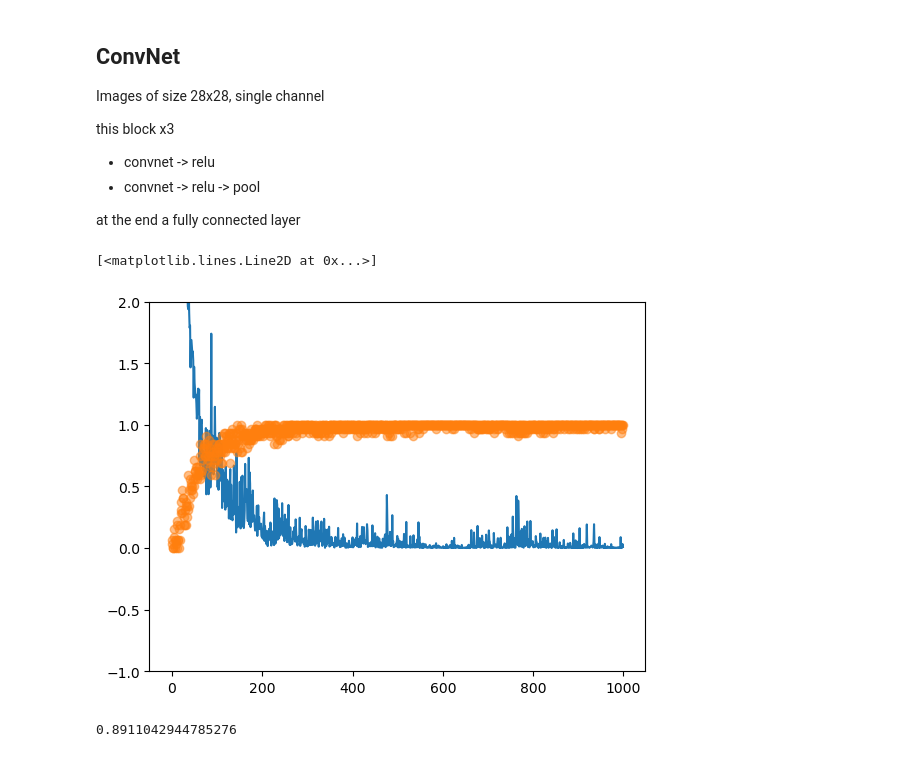
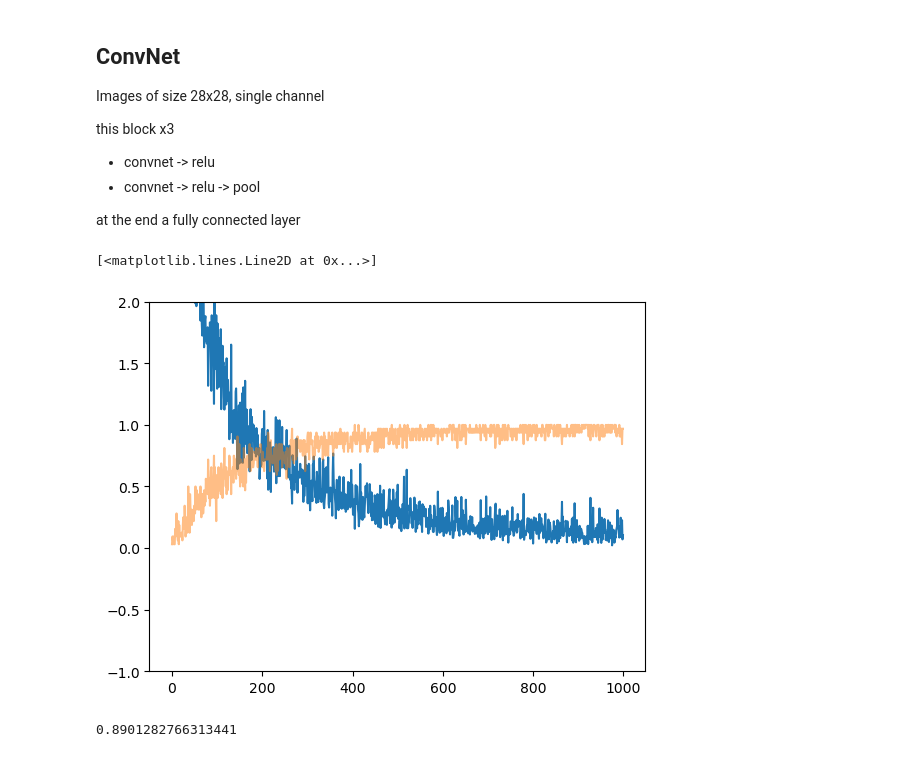
Before and after one commit to TAOGenna/ai-notebooks-implementations, a Jupyter notebook: mnsit_convolutional_network.ipynb, the cells around one changed output. Cells and saved outputs as stored; diff of their text form; code cells hidden in the pictures.

```diff
--- a/mnsit_convolutional_network.ipynb
+++ b/mnsit_convolutional_network.ipynb
@@ -58,32 +56,44 @@ class TinyModel(nn.Module):
     def __init__(self, num_classes=25):
         super(TinyModel, self).__init__()
         # block 1
-        self.cnn1 = nn.Conv2d(in_channels=1,out_channels=8 , kernel_size=3)
+        self.cnn1 = nn.Conv2d(in_channels=1, out_channels=8, kernel_size=3)
+        self.bn1 = nn.BatchNorm2d(8)
         self.act1 = nn.ReLU()
-        self.cnn2 = nn.Conv2d(in_channels=8 ,out_channels=16, kernel_size=3)
+        self.cnn2 = nn.Conv2d(in_channels=8, out_channels=16, kernel_size=3)
+        self.bn2 = nn.BatchNorm2d(16)
         self.act2 = nn.ReLU()
-        self.pool1= nn.MaxPool2d(kernel_size=2, stride=2)
+        self.pool1 = nn.MaxPool2d(kernel_size=2, stride=2)
+
         # block 2
         self.cnn3 = nn.Conv2d(in_channels=16, out_channels=32, kernel_size=3)
+        self.bn3 = nn.BatchNorm2d(32)
         self.act3 = nn.ReLU()
         self.cnn4 = nn.Conv2d(in_channels=32, out_channels=64, kernel_size=3)
+        self.bn4 = nn.BatchNorm2d(64)
         self.act4 = nn.ReLU()
-        self.pool2= nn.MaxPool2d(kernel_size=2, stride=2)
+        self.pool2 = nn.MaxPool2d(kernel_size=2, stride=2)
+
         # fully connected layer
-        self.fc1 = nn.Linear(64 * 4 * 4, 128)  # adjust 5x5 based on input size
-        self.fc2 = nn.Linear(128, num_classes)  # 24 classes
+        self.fc1 = nn.Linear(64 * 4 * 4, 128)  # adjust based on input size
+        self.dropout = nn.Dropout(p=0.5)  # Dropout with probability 0.5
+        self.fc2 = nn.Linear(128, num_classes)
+
     def forward(self, x):
         # Block 1
         x = self.cnn1(x)
+        x = self.bn1(x)
         x = self.act1(x)
         x = self.cnn2(x)
+        x = self.bn2(x)
         x = self.act2(x)
         x = self.pool1(x)  # After pooling, size is reduced
 
         # Block 2
         x = self.cnn3(x)
+        x = self.bn3(x)
         x = self.act3(x)
         x = self.cnn4(x)
+        x = self.bn4(x)
         x = self.act4(x)
         x = self.pool2(x)  # After pooling, size is reduced further
 
@@ -91,7 +101,8 @@ class TinyModel(nn.Module):
         x = x.view(x.size(0), -1)  # Flatten to (batch_size, 64*4*4)
 
         # Fully connected layers
-        x = self.fc1(x)
+        x = nn.functional.relu(self.fc1(x))
+        x = self.dropout(x)
         x = self.fc2(x)
 
         return x
@@ -106,7 +117,7 @@ model = TinyModel()
 loss_function = nn.CrossEntropyLoss()
 
 # set optimizer
-optim = torch.optim.Adam(model.parameters())
+optim = torch.optim.Adam(model.parameters(), lr=0.001, weight_decay=1e-4)
 
 losses, accuracies = [], []
 BS = 32
@@ -117,38 +128,38 @@ for i in (t := trange(loop_tam)):
     # select a batch of size BS
     samp = np.random.randint(0,X_train.shape[0], size = (BS))
     X = torch.tensor(X_train[samp]).float()  # No need to reshape to 28*28, keep it as 28x28 with channel
     Y = torch.tensor(Y_train[samp]).long()
     # set all gradient contribution to zero
     optim.zero_grad()
 
     # perform forward pass
     out = model(X)
 
     # we want to the see the accuracy of the model as we progress with the iterations
     cat = torch.argmax(out,dim=1)
     accuracy = (cat == Y).float().mean()
 
     loss = loss_function(out, Y)
 
     # performa backward pass
     loss.backward()
     optim.step()
 
     # output some info
     loss, accuracy = loss.item(), accuracy.item()
     losses.append(loss)
     accuracies.append(accuracy)
     t.set_description(f"Loss: {loss:.2f}, accuracy: {accuracy:.2f}")
 
 plt.ylim(-1,2)
 plot(losses)
-plot(accuracies, 'o', alpha = 0.5)
+plot(accuracies, alpha = 0.5)
 # %% [output]
 [<matplotlib.lines.Line2D at 0x...>]
-[figure, old version]
+[figure, new version]
 # %%
 # Evaluation
 Y_test_pred = torch.argmax(model(torch.tensor(X_test).float()), dim=1).numpy()
 (Y_test == Y_test_pred).mean()
 # %% [output]
-0.8911042944785276
+0.8901282766313441
```
Also changed, not shown: parts of 1 cell of this notebook.
